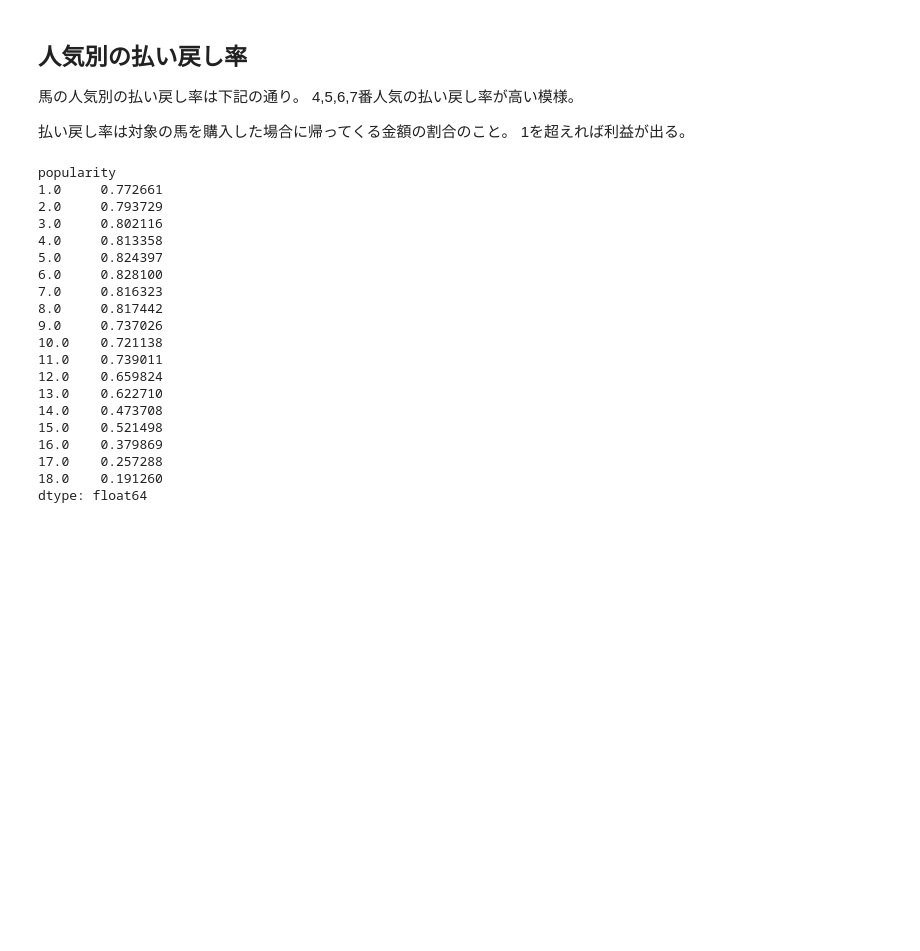
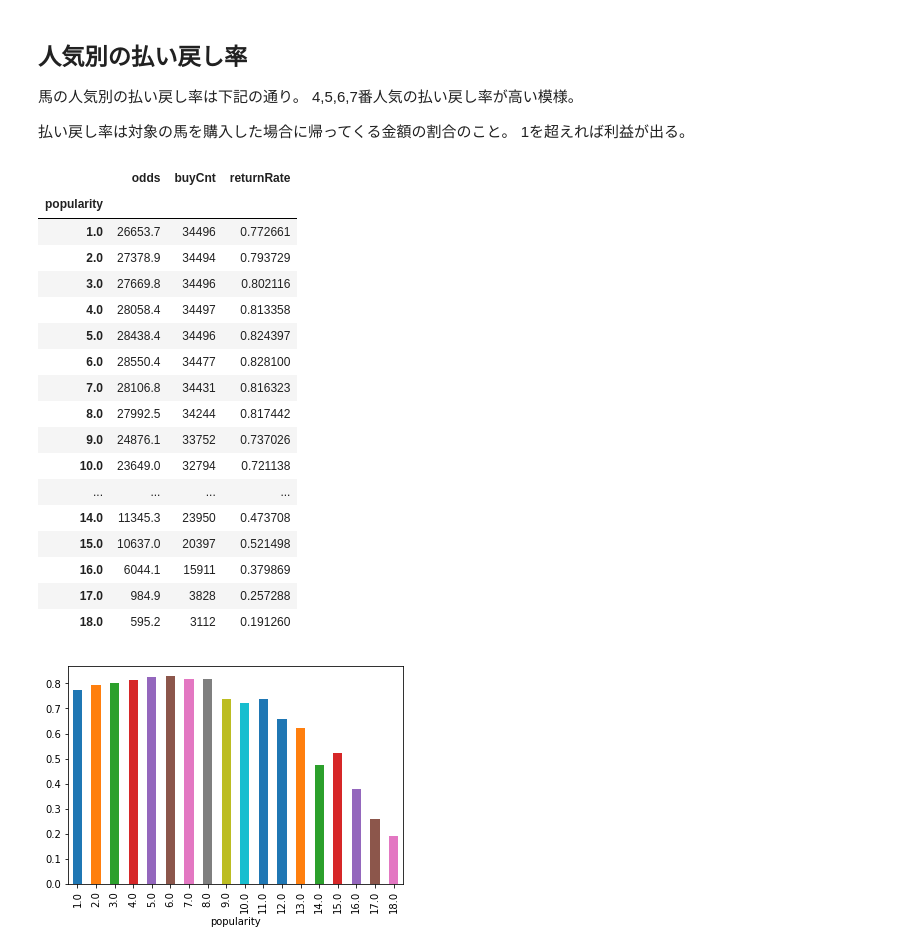
Before and after one commit to nohoho1009/UM4, a Jupyter notebook: notebooks/note1.ipynb, the cells around one changed output. Saved outputs shown, nothing was run; the diff lists cells and outputs as text; code cells hidden in the pictures; blank space fills up the shorter version.

```diff
--- a/notebooks/note1.ipynb
+++ b/notebooks/note1.ipynb
@@ -38,30 +56,30 @@ polularity.iloc[0] + polularity.iloc[1] + polularity.iloc[2] + polularity.iloc[3
 # %%
 race_result["cnt"] = 1
 buyTime = race_result.groupby("popularity").cnt.count()
 
 result_1st = race_result[race_result.order_of_finish == "1"]
 payback = result_1st.groupby("popularity").agg({"odds" : "sum"})
 payback["buyCnt"] = buyTime
-
-display(payback.odds / payback.buyCnt)
+payback["returnRate"] = payback.odds / payback.buyCnt
+payback.returnRate.plot.bar()
+display(payback)
 # %% [output]
-popularity
-1.0     0.772661
-2.0     0.793729
-3.0     0.802116
-4.0     0.813358
-5.0     0.824397
-6.0     0.828100
-7.0     0.816323
-8.0     0.817442
-9.0     0.737026
-10.0    0.721138
-11.0    0.739011
-12.0    0.659824
-13.0    0.622710
-14.0    0.473708
-15.0    0.521498
-16.0    0.379869
-17.0    0.257288
-18.0    0.191260
-dtype: float64
+|  | odds | buyCnt | returnRate |
+| popularity |  |  |  |
+| 1.0 | 26653.7 | 34496 | 0.772661 |
+| 2.0 | 27378.9 | 34494 | 0.793729 |
+| 3.0 | 27669.8 | 34496 | 0.802116 |
+| 4.0 | 28058.4 | 34497 | 0.813358 |
+| 5.0 | 28438.4 | 34496 | 0.824397 |
+| 6.0 | 28550.4 | 34477 | 0.828100 |
+| 7.0 | 28106.8 | 34431 | 0.816323 |
+| 8.0 | 27992.5 | 34244 | 0.817442 |
+| 9.0 | 24876.1 | 33752 | 0.737026 |
+| 10.0 | 23649.0 | 32794 | 0.721138 |
+| ... | ... | ... | ... |
+| 14.0 | 11345.3 | 23950 | 0.473708 |
+| 15.0 | 10637.0 | 20397 | 0.521498 |
+| 16.0 | 6044.1 | 15911 | 0.379869 |
+| 17.0 | 984.9 | 3828 | 0.257288 |
+| 18.0 | 595.2 | 3112 | 0.191260 |
+[figure, added]
```
Also changed, not shown: parts of 15 cells of this notebook, 2 other files.
